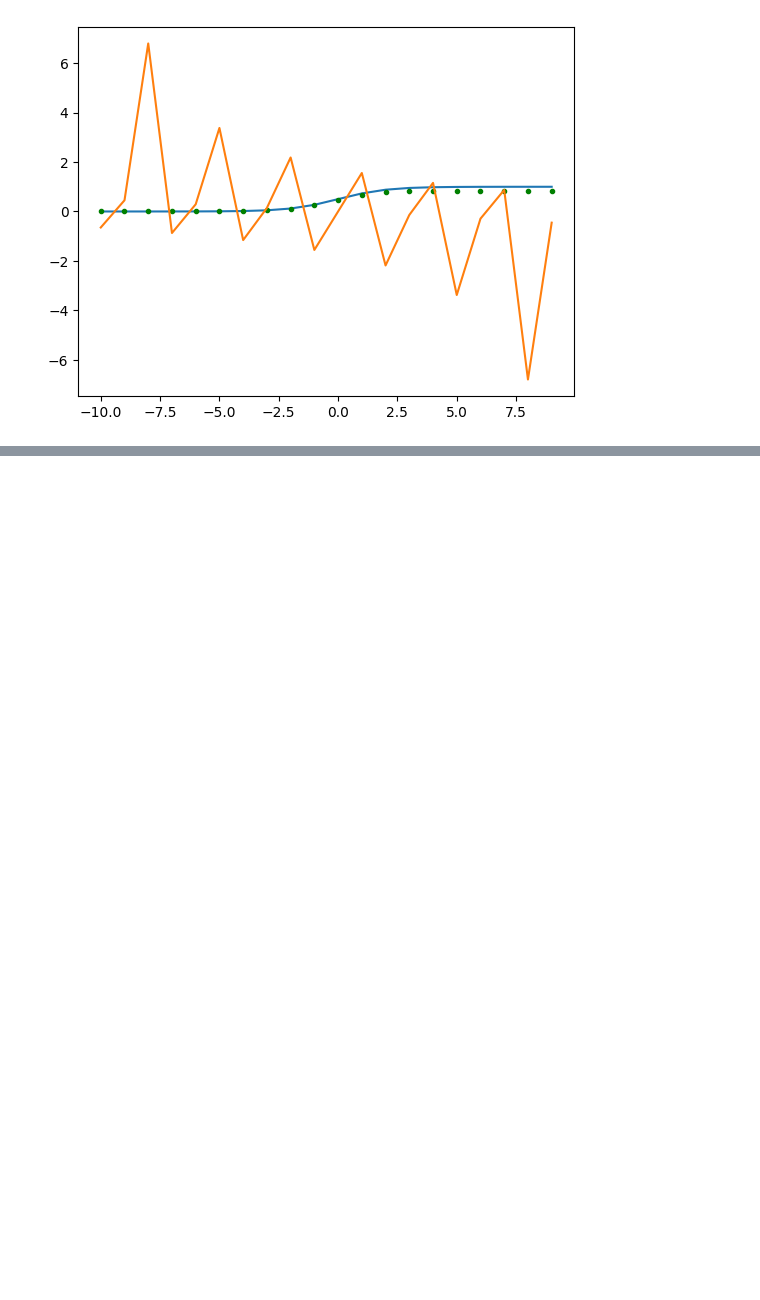
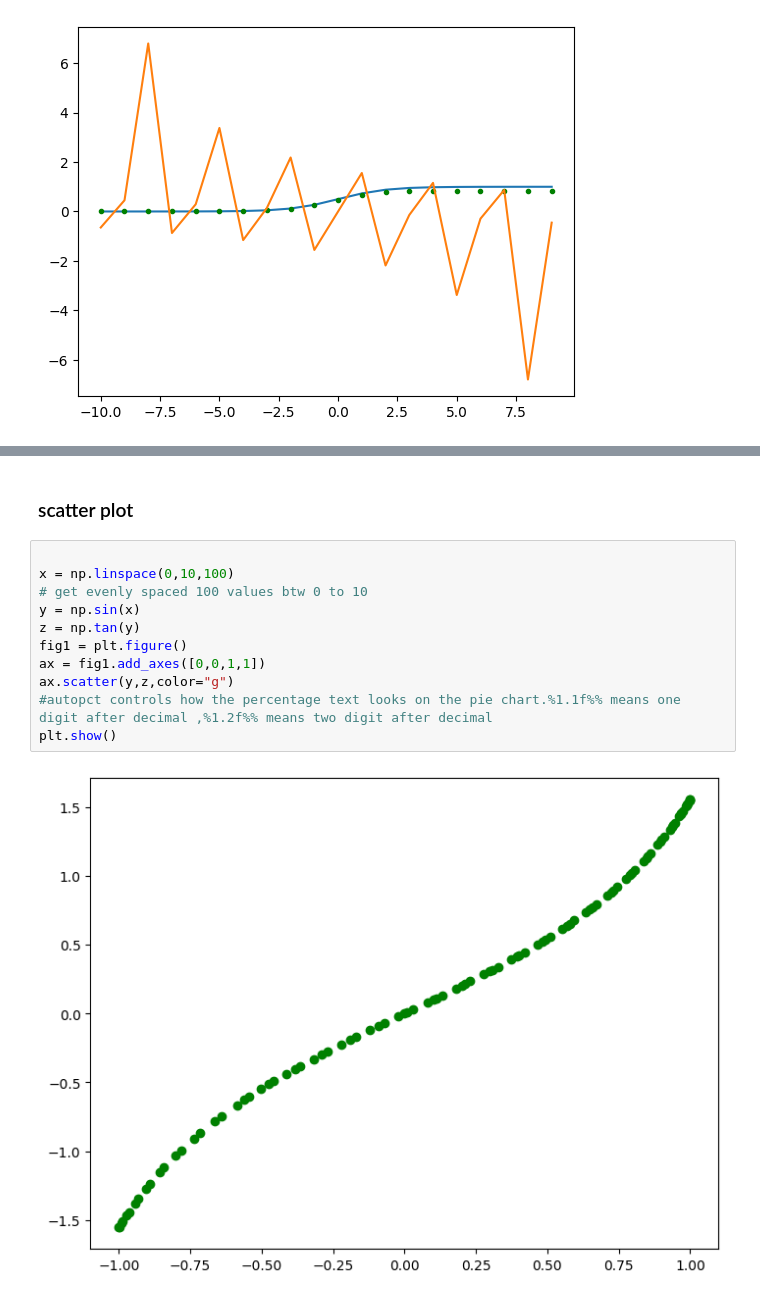
Before and after one commit to Krittik-Panda/python-ml-practice, a Jupyter notebook: Python/matplotlib/basic.ipynb, the cells around one changed output, grey strips where cells are left out. Cells and saved outputs as stored; diff of their text form; blank space fills up the shorter version.

```diff
--- a/Python/matplotlib/basic.ipynb
+++ b/Python/matplotlib/basic.ipynb
@@ -141,0 +244,15 @@ plt.show()
+# %% [markdown]
+### scatter plot
+# %%
+
+x = np.linspace(0,10,100)
+# get evenly spaced 100 values btw 0 to 10
+y = np.sin(x)
+z = np.tan(y)
+fig1 = plt.figure()
+ax = fig1.add_axes([0,0,1,1])
+ax.scatter(y,z,color="g")
+#autopct controls how the percentage text looks on the pie chart.%1.1f%% means one digit after decimal ,%1.2f%% means two digit after decimal
+plt.show()
+# %% [output]
+[figure, added]
```
Also changed, not shown: parts of 8 cells of this notebook.
